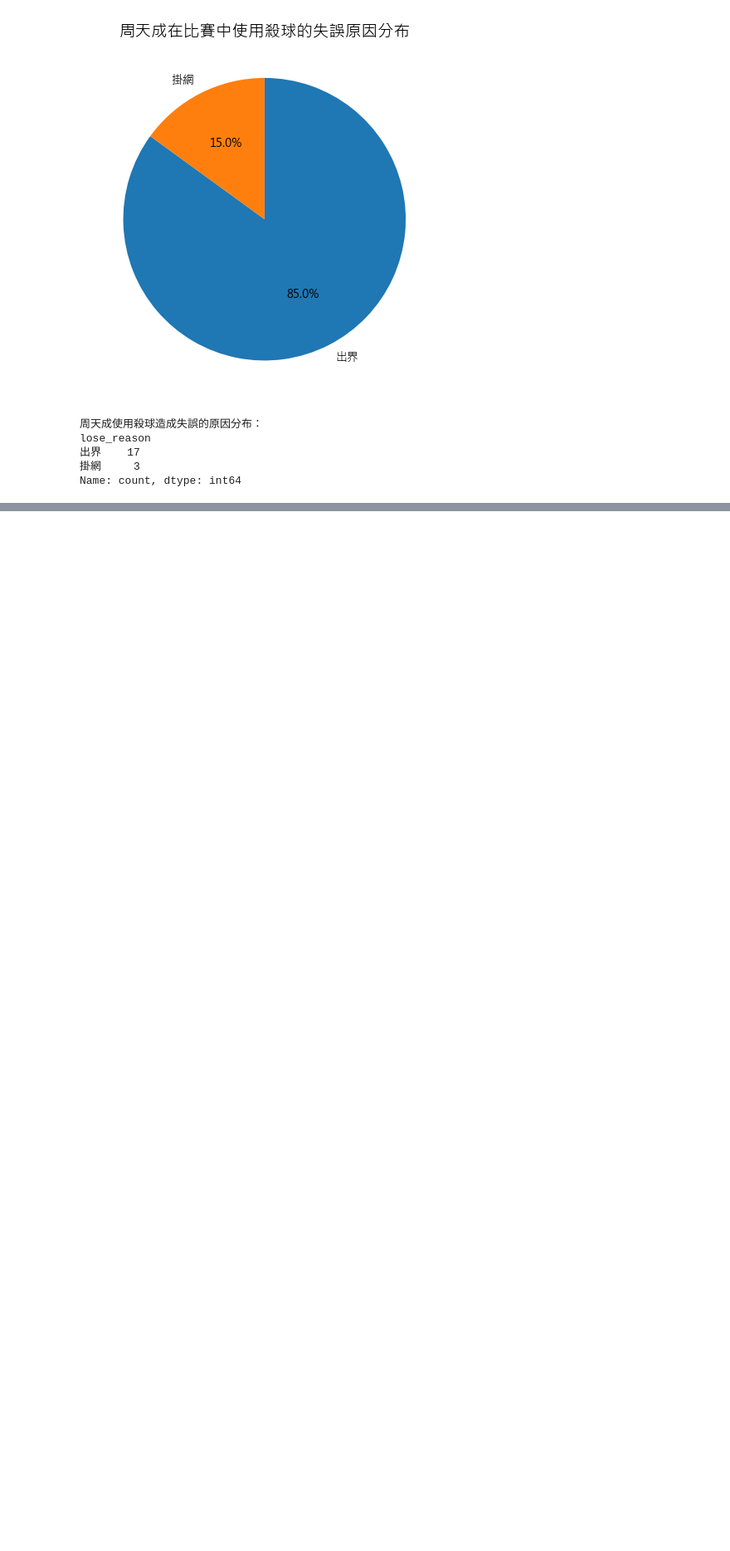
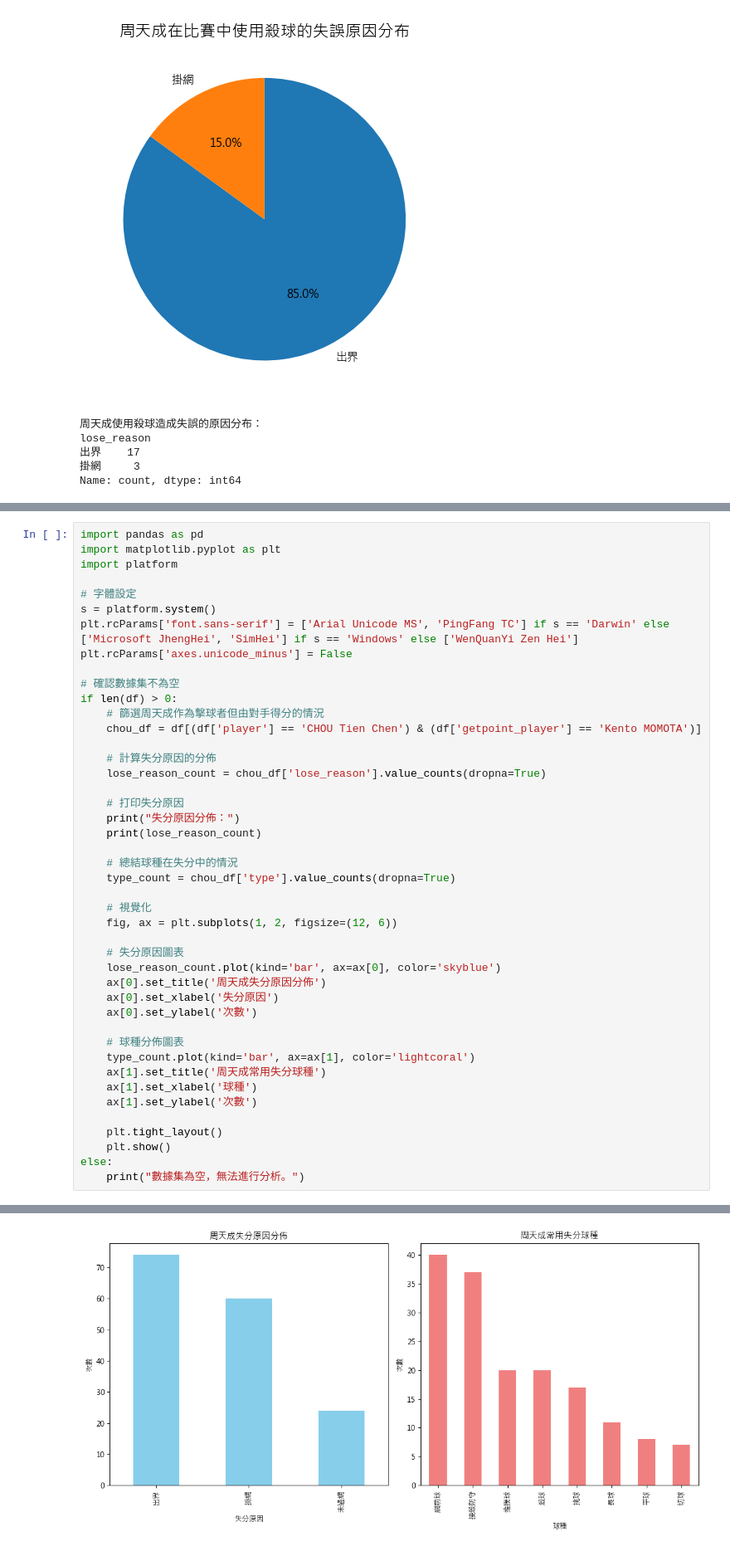
Before and after one commit to DanielTeng0811/BadmintonAI, a Jupyter notebook: question_ans_final.ipynb, the cells around one changed output, grey strips where cells are left out. Shown at 83% size. Saved outputs shown, nothing was run; the diff lists cells and outputs as text; blank space fills up the shorter version.

```diff
--- a/question_ans_final.ipynb
+++ b/question_ans_final.ipynb
@@ -1185,0 +1189,45 @@ Name: count, dtype: int64
+# %%
+import pandas as pd
+import matplotlib.pyplot as plt
+import platform
+
+# 字體設定
+s = platform.system()
+plt.rcParams['font.sans-serif'] = ['Arial Unicode MS', 'PingFang TC'] if s == 'Darwin' else ['Microsoft JhengHei', 'SimHei'] if s == 'Windows' else ['WenQuanYi Zen Hei']
+plt.rcParams['axes.unicode_minus'] = False
+
+# 確認數據集不為空
+if len(df) > 0:
+    # 篩選周天成作為擊球者但由對手得分的情況
+    chou_df = df[(df['player'] == 'CHOU Tien Chen') & (df['getpoint_player'] == 'Kento MOMOTA')]
+
+    # 計算失分原因的分佈
+    lose_reason_count = chou_df['lose_reason'].value_counts(dropna=True)
+
+    # 打印失分原因
+    print("失分原因分佈：")
+    print(lose_reason_count)
+
+    # 總結球種在失分中的情況
+    type_count = chou_df['type'].value_counts(dropna=True)
+
+    # 視覺化
+    fig, ax = plt.subplots(1, 2, figsize=(12, 6))
+
+    # 失分原因圖表
+    lose_reason_count.plot(kind='bar', ax=ax[0], color='skyblue')
+    ax[0].set_title('周天成失分原因分佈')
+    ax[0].set_xlabel('失分原因')
+    ax[0].set_ylabel('次數')
+
+    # 球種分佈圖表
+    type_count.plot(kind='bar', ax=ax[1], color='lightcoral')
+    ax[1].set_title('周天成常用失分球種')
+    ax[1].set_xlabel('球種')
+    ax[1].set_ylabel('次數')
+
+    plt.tight_layout()
+    plt.show()
+else:
+    print("數據集為空，無法進行分析。")
+# %% [output]
@@ -1185,0 +1240 @@ Name: count, dtype: int64
+[figure, added]
```
Also changed, not shown: parts of 10 cells of this notebook, 4 other files.
